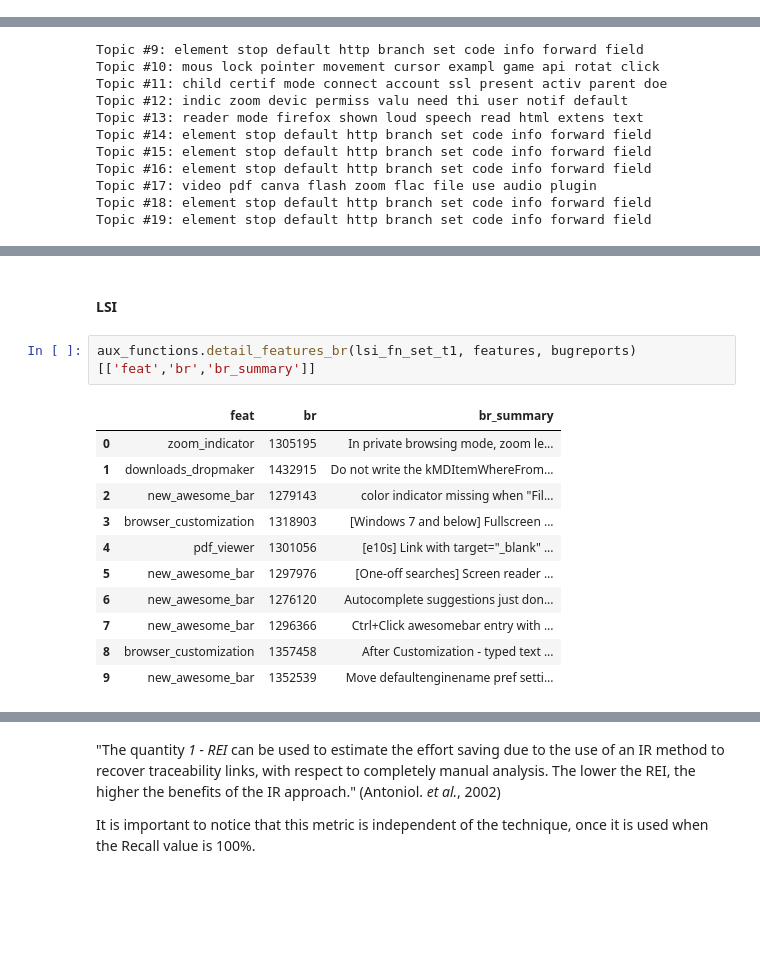
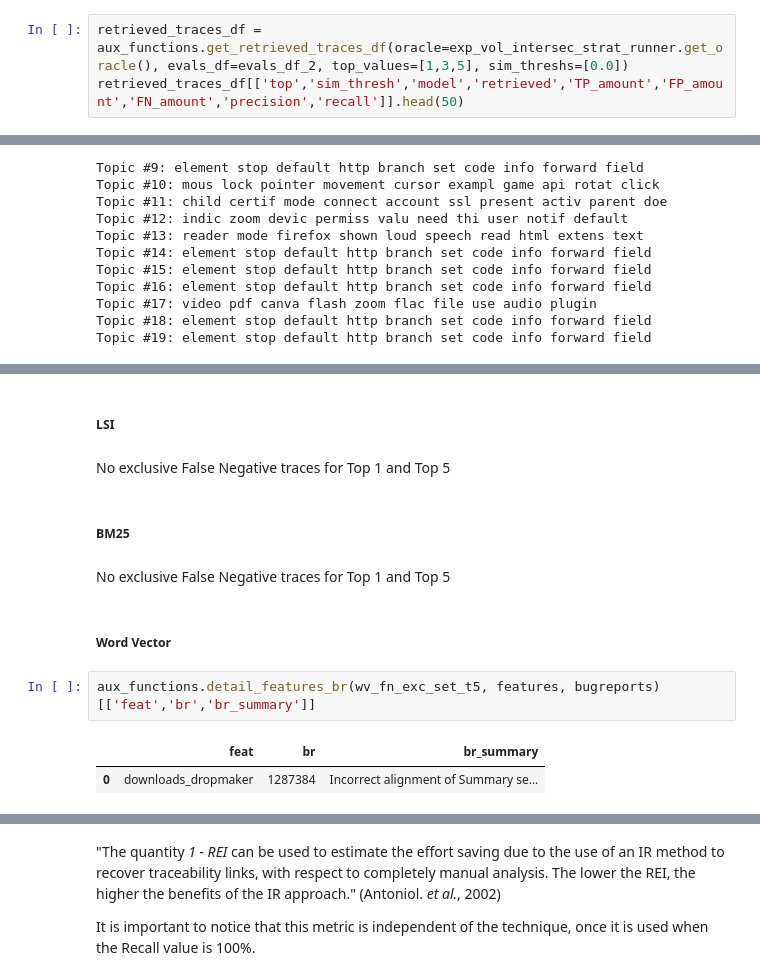
Before and after one commit to Pointpt/trace-link-recovery-study, a Jupyter notebook: notebooks/firefox_p2/feat_br_tracing/feat_br_runner.ipynb, the cells around one changed output, grey strips where cells are left out. Saved outputs shown, nothing was run; the diff lists cells and outputs as text; blank space fills up the shorter version.

```diff
--- a/notebooks/firefox_p2/feat_br_tracing/feat_br_runner.ipynb
+++ b/notebooks/firefox_p2/feat_br_tracing/feat_br_runner.ipynb
@@ -118,0 +98,3 @@ len(oracle_true_traces_inter): 34
+# %%
+retrieved_traces_df = aux_functions.get_retrieved_traces_df(oracle=exp_vol_intersec_strat_runner.get_oracle(), evals_df=evals_df_2, top_values=[1,3,5], sim_threshs=[0.0])
+retrieved_traces_df[['top','sim_thresh','model','retrieved','TP_amount','FP_amount','FN_amount','precision','recall']].head(50)
@@ -440,17 +436,16 @@ aux_functions.highlight_df(exp_vol_intersec_strat_runner.get_lda_model().get_sim
 # %% [markdown]
-#### **LSI**
+##### **LSI**
+# %% [markdown]
+No exclusive False Negative traces for Top 1 and Top 5
+# %% [markdown]
+##### **BM25**
+# %% [markdown]
+No exclusive False Negative traces for Top 1 and Top 5
+# %% [markdown]
+##### **Word Vector**
 # %%
-aux_functions.detail_features_br(lsi_fn_set_t1, features, bugreports)[['feat','br','br_summary']]
+aux_functions.detail_features_br(wv_fn_exc_set_t5, features, bugreports)[['feat','br','br_summary']]
 # %% [output]
 |  | feat | br | br_summary |
-| 0 | zoom_indicator | 1305195 | In private browsing mode, zoom le... |
-| 1 | downloads_dropmaker | 1432915 | Do not write the kMDItemWhereFrom... |
-| 2 | new_awesome_bar | 1279143 | color indicator missing when "Fil... |
-| 3 | browser_customization | 1318903 | [Windows 7 and below] Fullscreen ... |
-| 4 | pdf_viewer | 1301056 | [e10s] Link with target="_blank" ... |
-| 5 | new_awesome_bar | 1297976 | [One-off searches] Screen reader ... |
-| 6 | new_awesome_bar | 1276120 | Autocomplete suggestions just don... |
-| 7 | new_awesome_bar | 1296366 | Ctrl+Click awesomebar entry with ... |
-| 8 | browser_customization | 1357458 | After Customization - typed text ... |
-| 9 | new_awesome_bar | 1352539 | Move defaultenginename pref setti... |
+| 0 | downloads_dropmaker | 1287384 | Incorrect alignment of Summary se... |
 # %%
```
Also changed, not shown: parts of 47 cells of this notebook, 2 other files.
